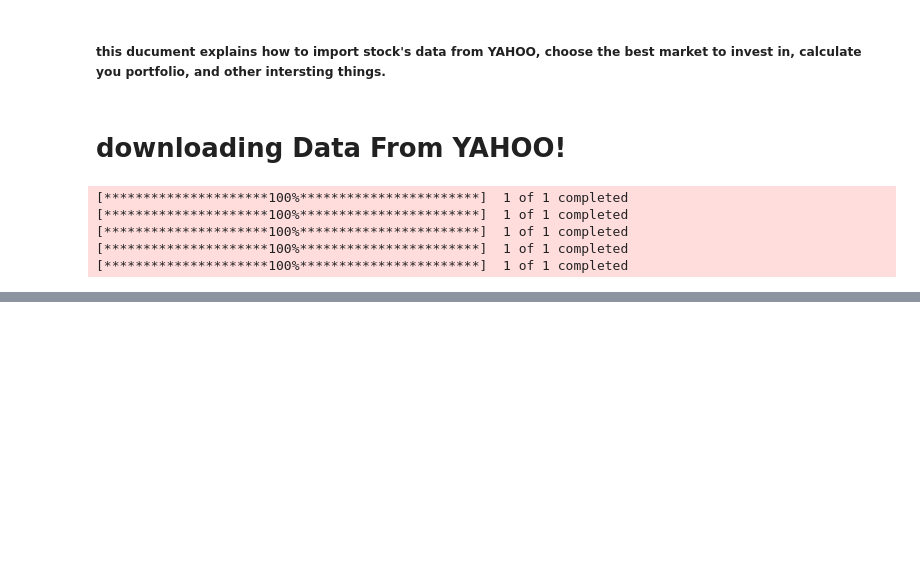
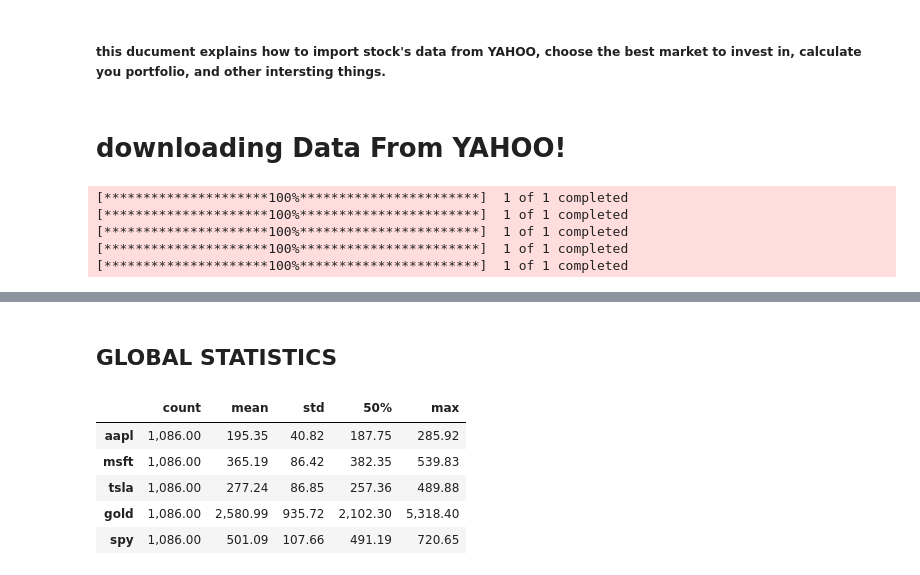
Before and after one commit to Hamza-rami/Stock_trading, a Jupyter notebook: stock_trading.ipynb, the cells around one changed output, grey strips where cells are left out. Cells and saved outputs as stored; diff of their text form; code cells hidden in the pictures; blank space fills up the shorter version.

```diff
--- a/stock_trading.ipynb
+++ b/stock_trading.ipynb
@@ -39,0 +67,14 @@ for stock in stocknames:
+# %% [markdown]
+## GLOBAL STATISTICS
+# %%
+df = df.astype(float)
+df_desc = df.describe().T
+df_desc = df_desc[['count', 'mean', 'std', '50%', 'max']]
+df_desc
+# %% [output]
+|  | count | mean | std | 50% | max |
+| aapl | 1,086.00 | 195.35 | 40.82 | 187.75 | 285.92 |
+| msft | 1,086.00 | 365.19 | 86.42 | 382.35 | 539.83 |
+| tsla | 1,086.00 | 277.24 | 86.85 | 257.36 | 489.88 |
+| gold | 1,086.00 | 2,580.99 | 935.72 | 2,102.30 | 5,318.40 |
+| spy | 1,086.00 | 501.09 | 107.66 | 491.19 | 720.65 |
```
Also changed, not shown: parts of 9 cells of this notebook, 5 other files.
